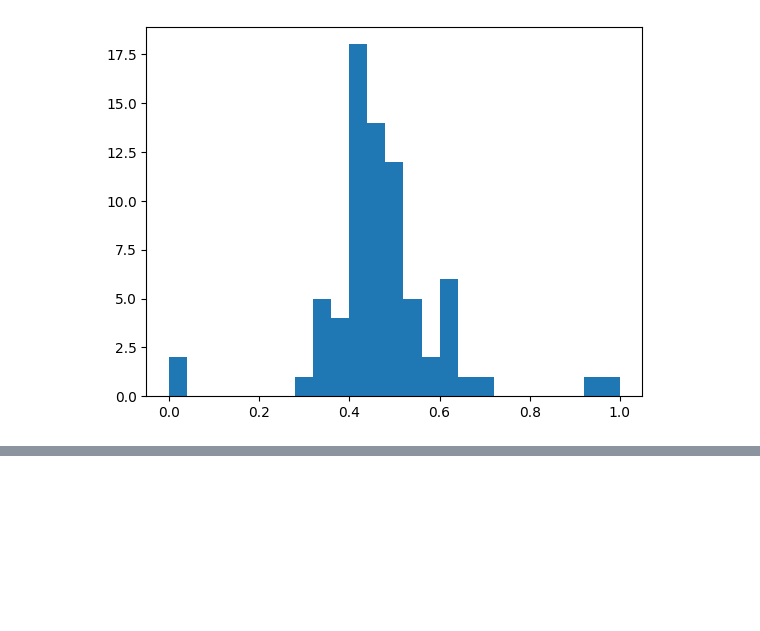
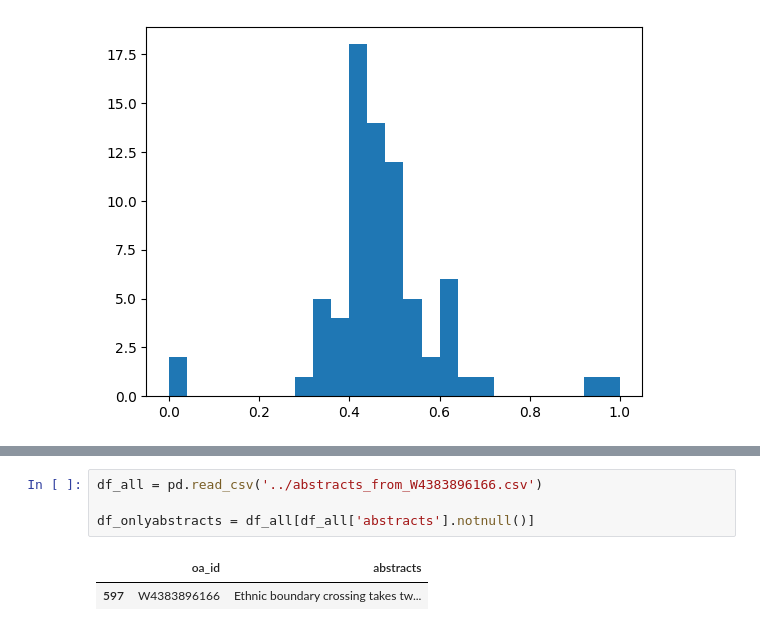
Before and after one commit to thisspider/reviewerSelection, a Jupyter notebook: notebooks/nlp_preprocessing.ipynb, the cells around one changed output, grey strips where cells are left out. Cells and saved outputs as stored; diff of their text form; blank space fills up the shorter version.

```diff
--- a/notebooks/nlp_preprocessing.ipynb
+++ b/notebooks/nlp_preprocessing.ipynb
@@ -261,0 +297,7 @@ plt.hist([i[0][0] for i in df1['cosine_similarity']], bins=25)
+# %%
+df_all = pd.read_csv('../abstracts_from_W4383896166.csv')
+
+df_onlyabstracts = df_all[df_all['abstracts'].notnull()]
+# %% [output]
+|  | oa_id | abstracts |
+| 597 | W4383896166 | Ethnic boundary crossing takes tw... |
```
Also changed, not shown: parts of 5 cells of this notebook, 2 other files.
